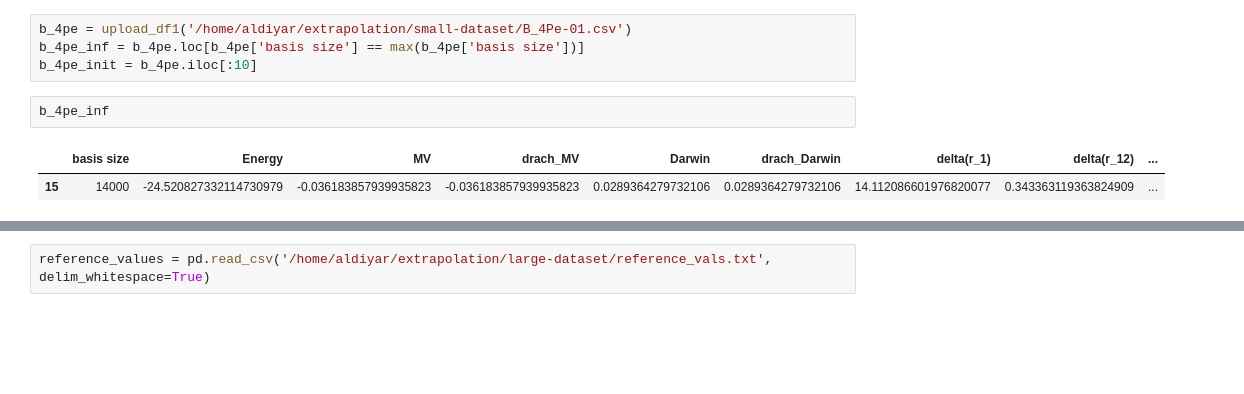
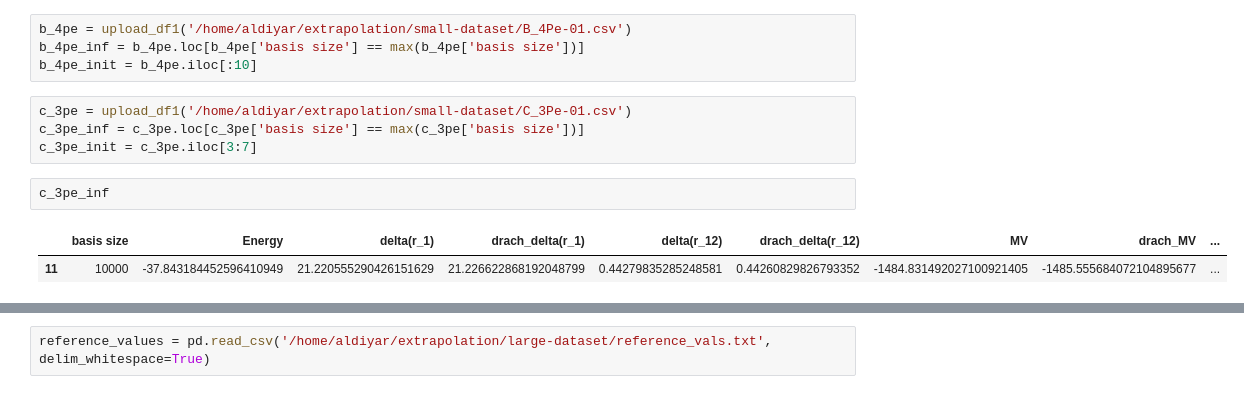
Before and after one commit to trulyaldi/extrapolation, a Jupyter notebook: src/test_inf_v3.ipynb, the cells around one changed output, grey strips where cells are left out. Saved outputs shown, nothing was run; the diff lists cells and outputs as text; blank space fills up the shorter version.

```diff
--- a/src/test_inf_v3.ipynb
+++ b/src/test_inf_v3.ipynb
@@ -127,11 +127,15 @@ be_3se_init = be_3se.iloc[:-1]
 b_4pe = upload_df1('/home/aldiyar/extrapolation/small-dataset/B_4Pe-01.csv')
 b_4pe_inf = b_4pe.loc[b_4pe['basis size'] == max(b_4pe['basis size'])]
 b_4pe_init = b_4pe.iloc[:10]
-# %%
-b_4pe_inf
-# %% [output]
-|  | basis size | Energy | MV | drach_MV | Darwin | drach_Darwin | delta(r_1) | delta(r_12) | ... |
-| 15 | 14000 | -24.520827332114730979 | -0.036183857939935823 | -0.036183857939935823 | 0.0289364279732106 | 0.0289364279732106 | 14.112086601976820077 | 0.343363119363824909 | ... |
+# %%
+c_3pe = upload_df1('/home/aldiyar/extrapolation/small-dataset/C_3Pe-01.csv')
+c_3pe_inf = c_3pe.loc[c_3pe['basis size'] == max(c_3pe['basis size'])]
+c_3pe_init = c_3pe.iloc[3:7]
+# %%
+c_3pe_inf
+# %% [output]
+|  | basis size | Energy | delta(r_1) | drach_delta(r_1) | delta(r_12) | drach_delta(r_12) | MV | drach_MV | ... |
+| 11 | 10000 | -37.843184452596410949 | 21.220555290426151629 | 21.226622868192048799 | 0.44279835285248581 | 0.44260829826793352 | -1484.831492027100921405 | -1485.555684072104895677 | ... |
 # %%
 import extrapolator
 
```
Also changed, not shown: parts of 1 cell of this notebook, 2 other files.
